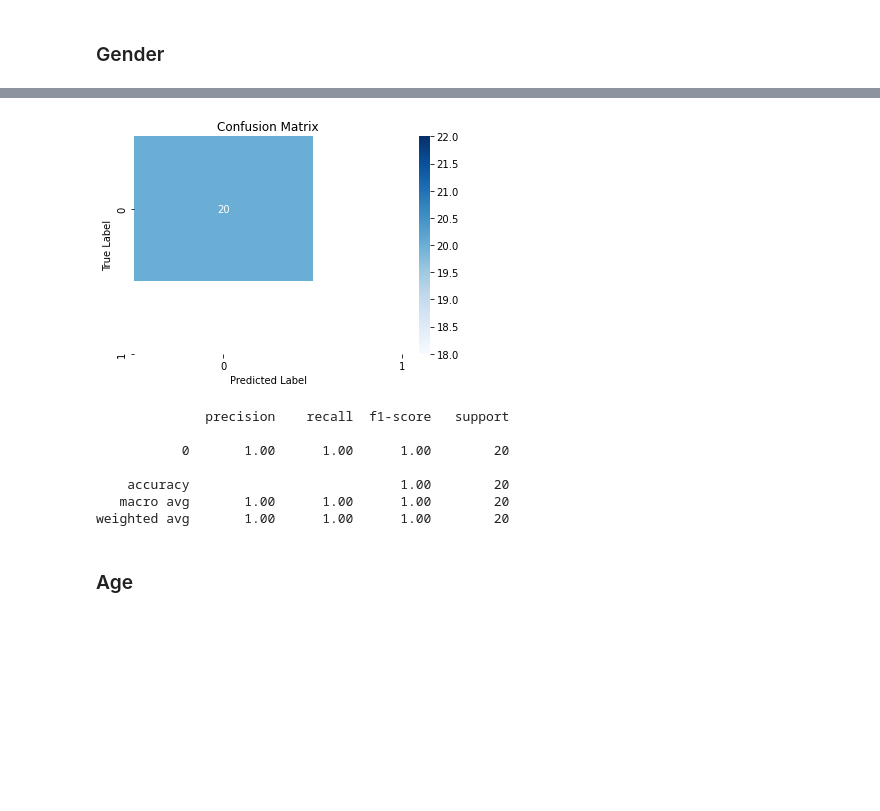
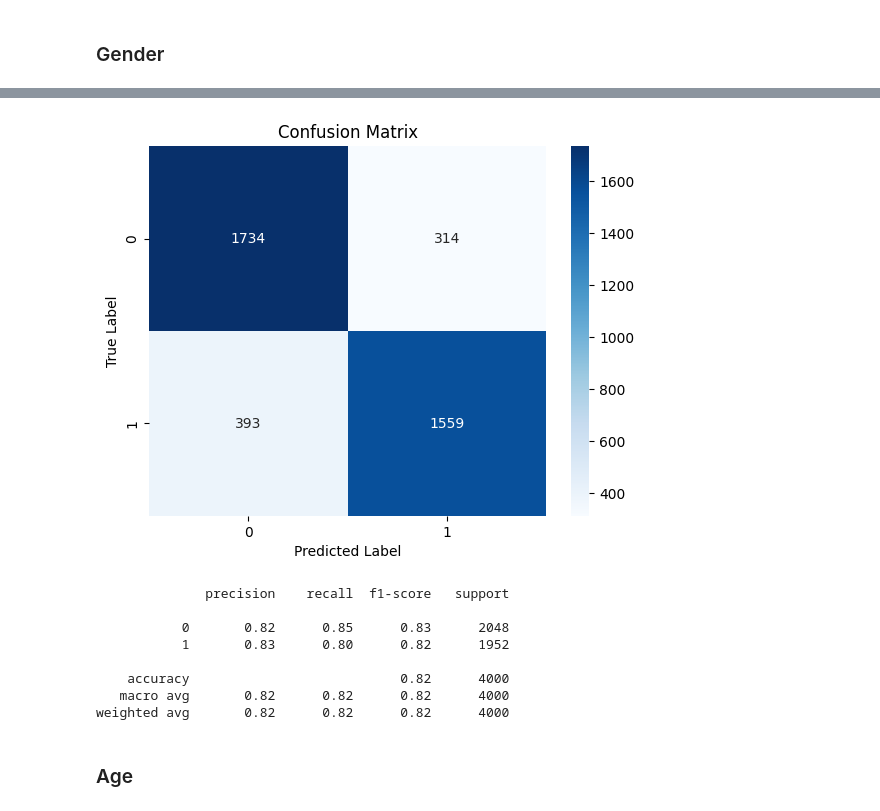
Before and after one commit to ASobreira/Advanced-Machine-Learning, a Jupyter notebook: Project/Project/only_cnn.ipynb, the cells around one changed output, grey strips where cells are left out. Cells and saved outputs as stored; diff of their text form; code cells hidden in the pictures; blank space fills up the shorter version.

```diff
--- a/Project/Project/only_cnn.ipynb
+++ b/Project/Project/only_cnn.ipynb
@@ -86,10 +125,12 @@ def prediction_metrics(model, X_test, y_test, classes):
 # %%
 #path server
 #path = "/UTKFace/"
+#path colab
+path = "/content/utkface_aligned_cropped/UTKFace"
 #path martim
 #path = "../../../../DadosProj/UTKFace/"
 #path alex
-path = "../../../data_project/UTKFace/"
+#path = "../../../data_project/UTKFace/"
 
 files = os.listdir(path)
 size = len(files)
@@ -385,26 +467,21 @@ genders = []
 counter = 0
 
 for file in files:
-    if counter == 100:
+    if counter == 20000:
         break
 
-    image = cv2.imread(path+file)
-    image = cv2.cvtColor(image, cv2.COLOR_BGR2RGB)
-    image = cv2.resize(image, dsize=(200, 200))
-    image = image.reshape((image.shape[0], image.shape[1], 3))
-    #image = image.astype('float32') / 255.0 #normalizing values on each point
-    #image = image / 255.0
+    image = cv2.imread(os.path.join(path, file))
+    if image is not None and image.any():
+        image = cv2.cvtColor(image, cv2.COLOR_BGR2RGB)
+        image = cv2.resize(image, dsize=(200, 200))
+        image = image.reshape((image.shape[0], image.shape[1], 3))
+        #image = image / 255.0
 
-    #verificar se imagens todas estao no range 0 a 255 (se sao rgb)
+        images.append(image)
+        delimit = file.split('_')
+        ages.append(int(delimit[0]))
+        genders.append(int(delimit[1]))
 
-    images.append(image)
-    delimit = file.split('_')
-    ages.append(int(delimit[0]))
-    # first number is age (0-116 possible values)
-    genders.append(int(delimit[1]))
-    # second number is gender (0 for male, 1 for female)
+        counter += 1
 
-
-    counter += 1
-
-    X = np.squeeze(images)
+X = np.squeeze(images)
@@ -510,7 +644,7 @@ cnn.compile(optimizer="adam", loss="binary_crossentropy",
             metrics=['accuracy'])
 
 history_hog_gender = cnn.fit(X_train, y_train,
-                    epochs=25,
+                    epochs=20,
                     batch_size=32,
                     validation_data=(X_test, y_test))
 # %% [output]
@@ -534,3 +668,3 @@ Epoch 25/25
 # %%
-prediction_metrics(cnn, X_test, y_test, genders)
+prediction_metrics_gender(cnn, X_test, y_test, genders)
 # %% [output]
@@ -539,11 +673,12 @@ MCC:  0.0
-[figure, old version]
+[figure, new version]
               precision    recall  f1-score   support
 
-           0       1.00      1.00      1.00        20
+           0       0.82      0.85      0.83      2048
+           1       0.83      0.80      0.82      1952
 
-    accuracy                           1.00        20
-   macro avg       1.00      1.00      1.00        20
-weighted avg       1.00      1.00      1.00        20
+    accuracy                           0.82      4000
+   macro avg       0.82      0.82      0.82      4000
+weighted avg       0.82      0.82      0.82      4000
 # %% [markdown]
 ### Age
 # %%
```
Also changed, not shown: parts of 68 cells of this notebook, 4 other files.
